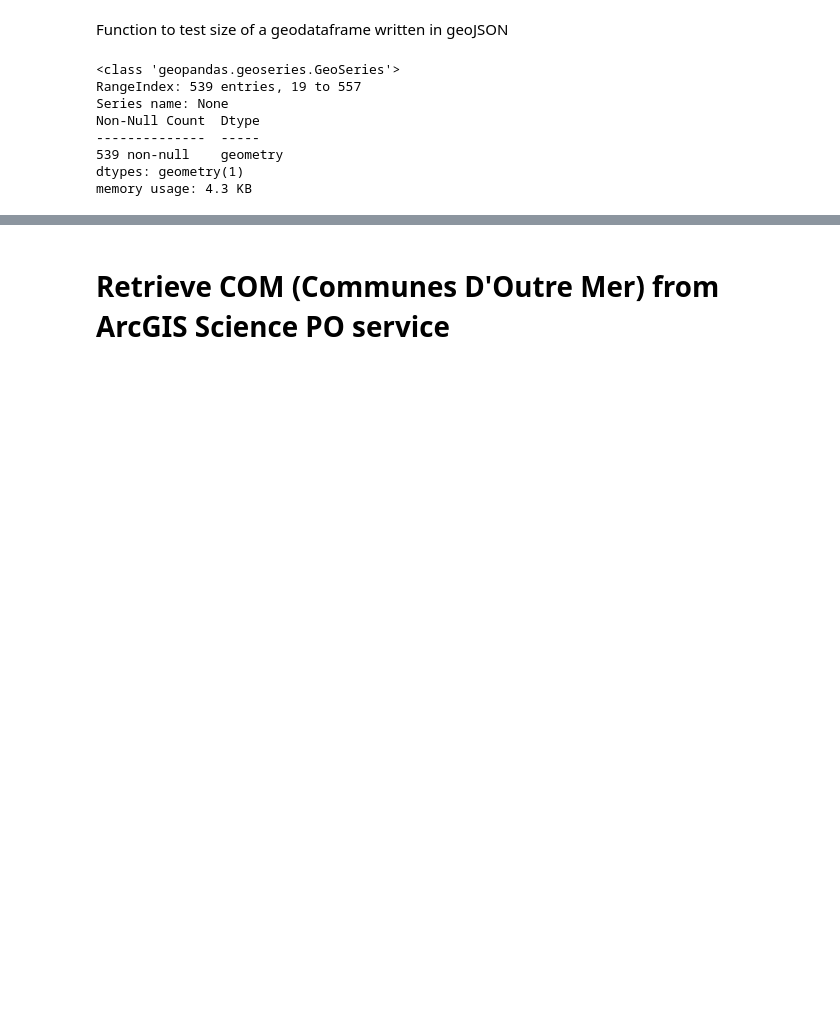
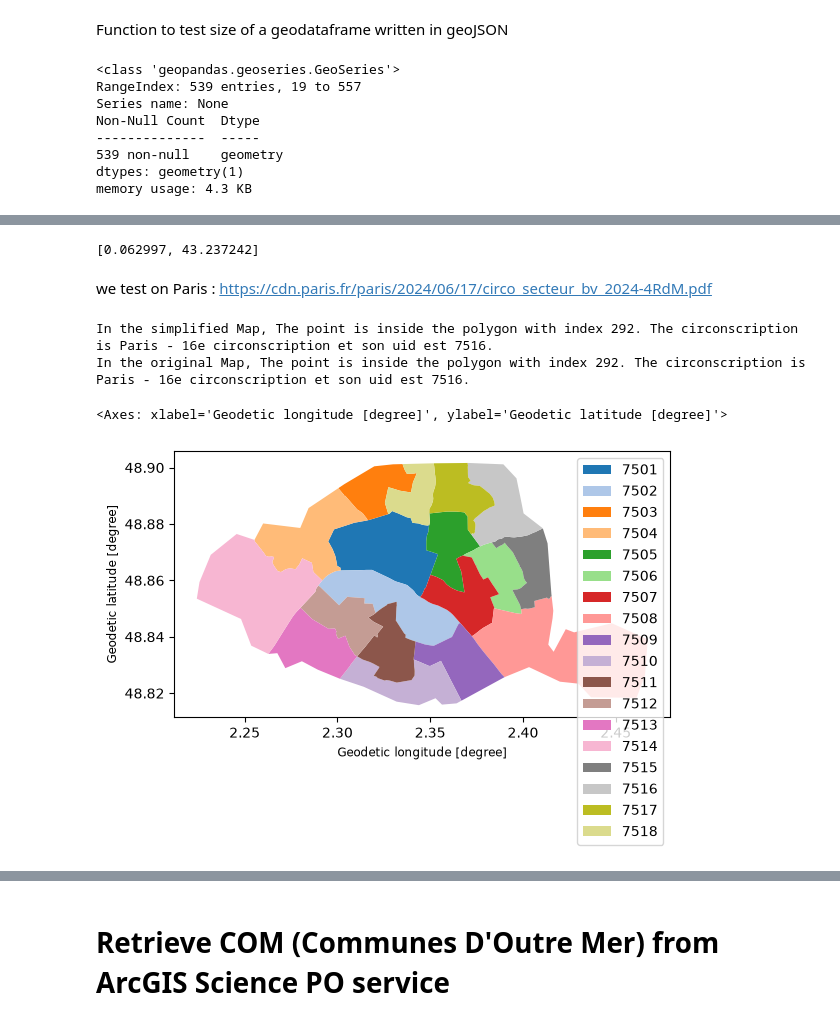
Before and after one commit to dataforgoodfr/mobibi, a Jupyter notebook: data/pierre/Find_circo_address/circo_adresse_dev.ipynb, the cells around one changed output, grey strips where cells are left out. Cells and saved outputs as stored; diff of their text form; code cells hidden in the pictures; blank space fills up the shorter version.

```diff
--- a/data/pierre/Find_circo_address/circo_adresse_dev.ipynb
+++ b/data/pierre/Find_circo_address/circo_adresse_dev.ipynb
@@ -340,7 +340,7 @@ True
 First we use the lowest value possible of tolerance to keep the map as precise as possible
 # %%
 gpf_insee_metro_2154_simplified = gpf_insee_metro_2154_fixed_no_gaps.copy()
-gpf_insee_metro_2154_simplified = gpf_insee_metro_2154_simplified.simplify_coverage(tolerance=1)
+gpf_insee_metro_2154_simplified.geometry = gpf_insee_metro_2154_simplified.simplify_coverage(tolerance=1)
 # %% [markdown]
 check validity of coverage
 # %%
@@ -373,0 +403,34 @@ size is 6.2 MB
+# %%
+#from the response converted in json, we extract the coordinates
+test_address_geocode_coordinates = test_address_geocode["features"][0]["geometry"]["coordinates"]
+
+print(test_address_geocode_coordinates)
+# %% [output]
+[0.062997, 43.237242]
+# %% [markdown]
+we test on Paris : https://cdn.paris.fr/paris/2024/06/17/circo_secteur_bv_2024-4RdM.pdf
+# %%
+from shapely.geometry import Point
+from shapely.geometry.polygon import Polygon
+google_coordinates = [48.88621244617267, 2.384222837648138]
+#point = Point(test_address_geocode_coordinates[0], test_address_geocode_coordinates[1])
+point = Point(google_coordinates[1],google_coordinates[0])
+#convert geodataframe to epsg:4326
+gpf_test = gpf_insee_metro_2154_simplified.reset_index(drop=True).to_crs(4326)
+gpf = gpf_insee
+
+for i in range(len(gpf_test)):
+    polygon = gpf_test.loc[i, 'geometry']
+    if polygon.contains(point):
+        print(f"In the simplified Map, The point is inside the polygon with index {i}. The circonscription is {gpf_test.loc[i, 'libelle']} et son uid est {gpf_test.loc[i, 'id_circo']}.")
+        print(f"In the original Map, The point is inside the polygon with index {i}. The circonscription is {gpf_test.loc[i, 'libelle']} et son uid est {gpf_test.loc[i, 'id_circo']}.")
+        break
+# %% [output]
+In the simplified Map, The point is inside the polygon with index 292. The circonscription is Paris - 16e circonscription et son uid est 7516.
+In the original Map, The point is inside the polygon with index 292. The circonscription is Paris - 16e circonscription et son uid est 7516.
+# %%
+gpf_paris_2154 = gpf_insee_metro_2154_simplified.query('dep in "75"')
+gpf_paris_2154.to_crs(4326).plot(column='id_circo',legend=True)
+# %% [output]
+<Axes: xlabel='Geodetic longitude [degree]', ylabel='Geodetic latitude [degree]'>
+[figure, added]
```
Also changed, not shown: parts of 10 cells of this notebook, 2 other files.
